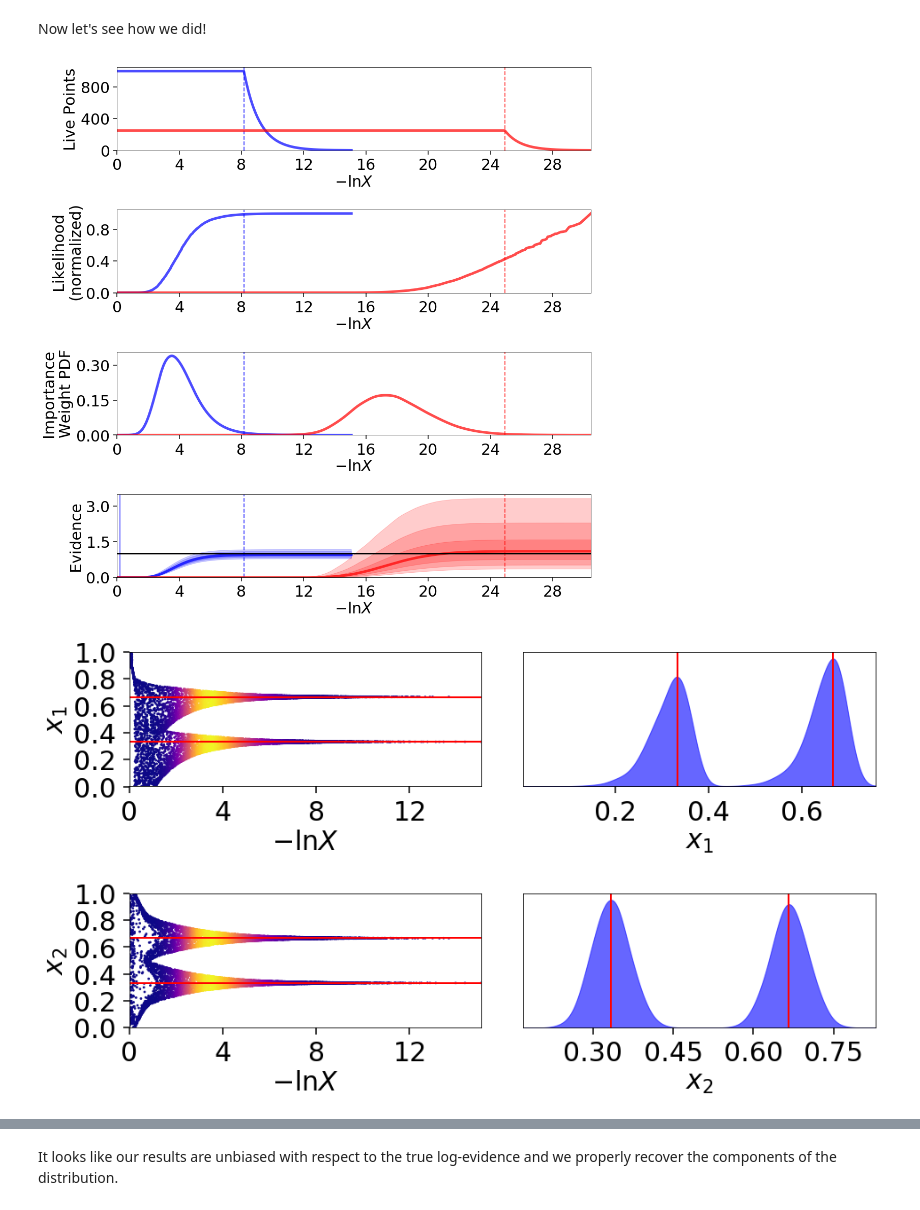
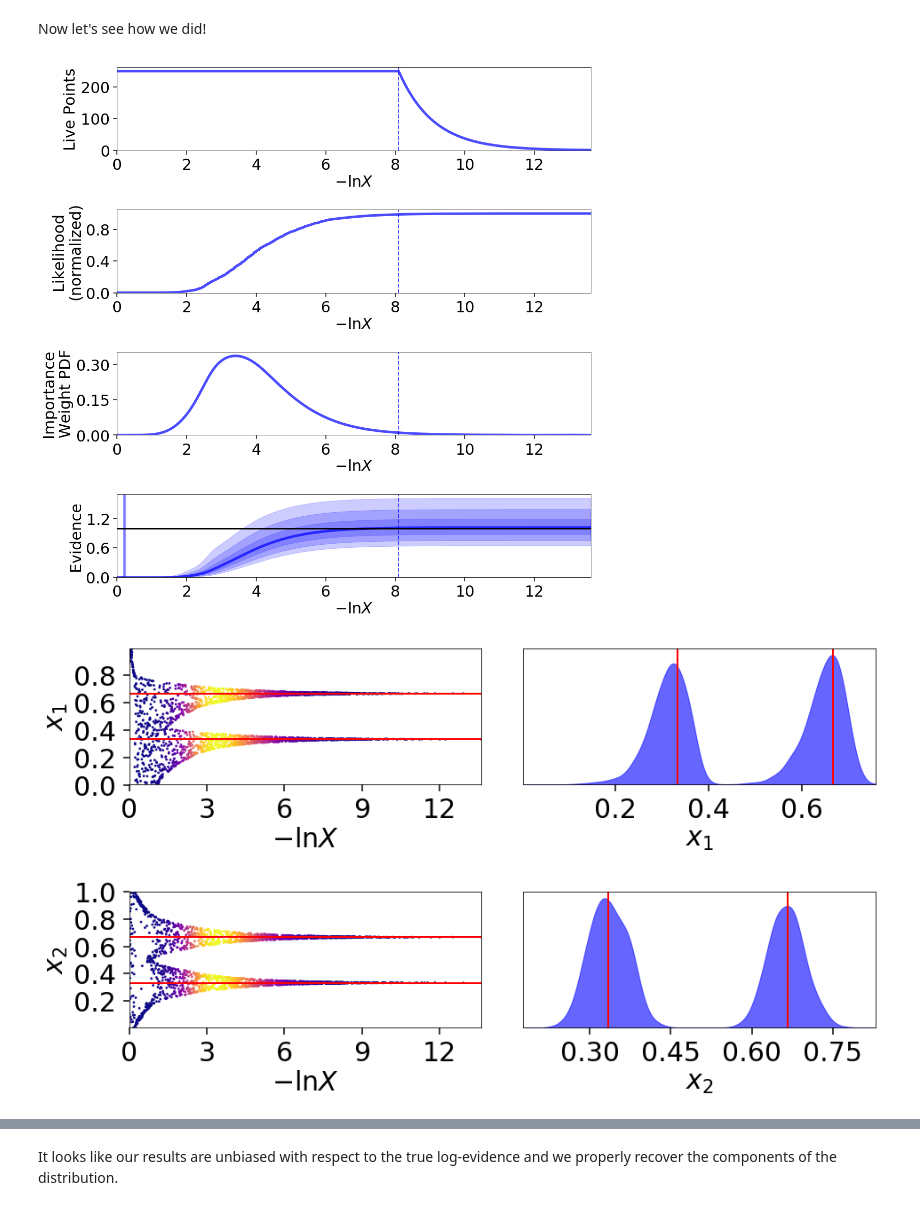
Before and after one commit to joshspeagle/dynesty, a Jupyter notebook: demos/Examples -- LogGamma.ipynb, the cells around one changed output, grey strips where cells are left out. Cells and saved outputs as stored; diff of their text form; code cells hidden in the pictures.

```diff
--- a/demos/Examples -- LogGamma.ipynb
+++ b/demos/Examples -- LogGamma.ipynb
@@ -114,9 +114,10 @@ We will now sample from this distribution using `'multi'` and `'slice'` in $d=2$
 # %%
 ndim = 2
-nlive = 500 * ndim
+nlive = 250
 sampler = dynesty.NestedSampler(loglike, prior_transform, ndim=ndim,
-                                update_interval=5.*ndim,
-                                bound='multi', sample='slice', nlive=nlive)
+                                update_interval=3.,
+                                bound='multi', sample='rwalk',
+                                walks=50, nlive=nlive)
 sampler.run_nested(dlogz=0.01)
 res = sampler.results
 # %%
@@ -137,7 +139,7 @@ from dynesty import utils as dyfunc
 # compute ln(evidence) error for d=2 case
 lnzs = np.zeros((100, len(res.logvol)))
 for i in range(100):
-    r = dyfunc.simulate_run(res)
+    r = dyfunc.simulate_run(res, approx=True)
     lnzs[i] = np.interp(-res.logvol, -r.logvol, r.logz)
 lnzerr = np.std(lnzs, axis=0)
 res['logzerr'] = lnzerr
@@ -145,7 +147,7 @@ res['logzerr'] = lnzerr
 # compute ln(evidence) error for d=10 case
 lnzs2 = np.zeros((100, len(res2.logvol)))
 for i in range(100):
-    r = dyfunc.simulate_run(res2)
+    r = dyfunc.simulate_run(res2, approx=True)
     lnzs2[i] = np.interp(-res2.logvol, -r.logvol, r.logz)
 lnzerr2 = np.std(lnzs2, axis=0)
 res2['logzerr'] = lnzerr2
@@ -154,21 +156,19 @@ Now let's see how we did!
 # %%
 from dynesty import plotting as dyplot
 
-# plot comparison
-fig, axes = dyplot.runplot(res, color='blue')
-fig, axes = dyplot.runplot(res2, color='red',
-                           lnz_truth=0., truth_color='black',
-                           fig=(fig, axes))
+# plot 2-D
+fig, axes = dyplot.runplot(res, color='blue',
+                           lnz_truth=0., truth_color='black')
 fig.tight_layout()
 # %% [output]
-[figure, old version]
+[figure, new version]
 # %%
 fig, axes = plt.subplots(2, 2, figsize=(14, 8))
 fig, axes = dyplot.traceplot(res, truths=[[1./3., 2./3.], [1./3., 2./3.]],
                              quantiles=None, fig=(fig, axes))
 fig.tight_layout()
 # %% [output]
-[figure, old version]
+[figure, new version]
 # %%
 fig, axes = plt.subplots(2, 2, figsize=(10, 10))
 fig, axes = dyplot.cornerplot(res, truths=[[1./3., 2./3.], [1./3., 2./3.]],
```
Also changed, not shown: parts of 4 cells of this notebook, 20 other files.
